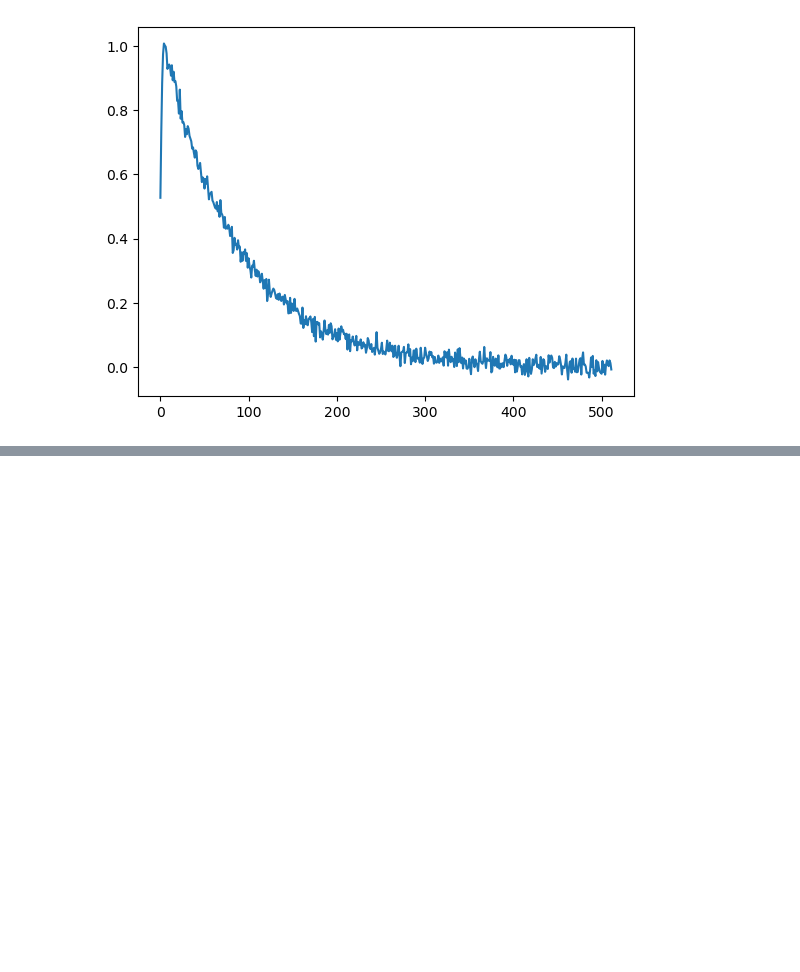
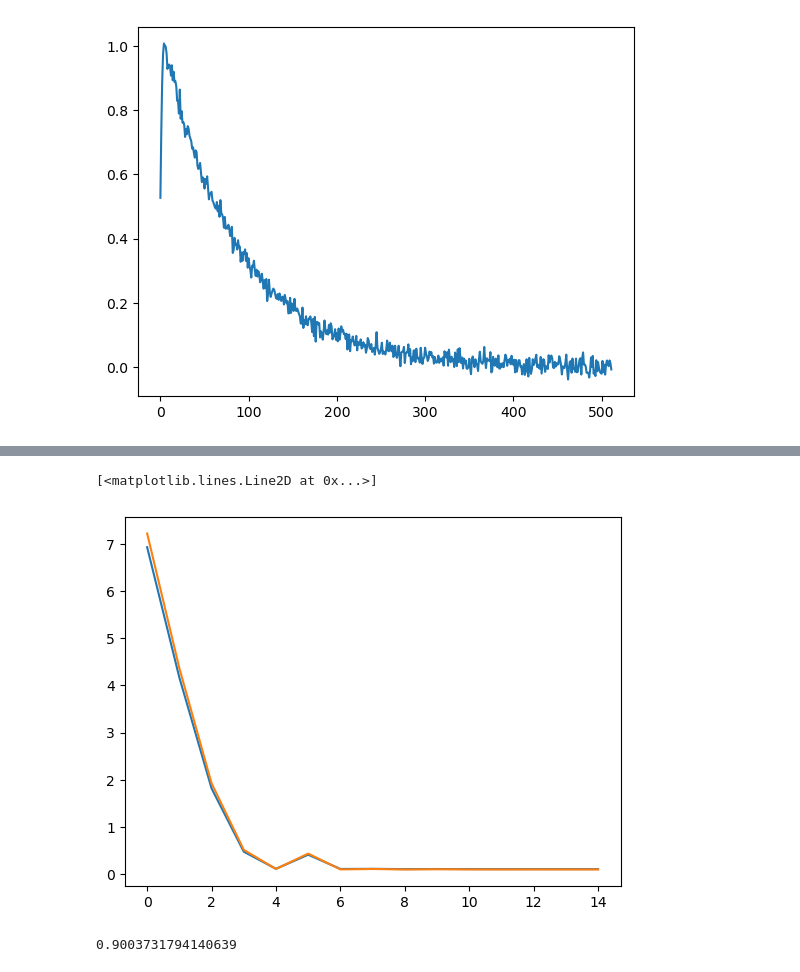
Before and after one commit to saragracebiddle/bioe485_project, a Jupyter notebook: workbook.ipynb, the cells around one changed output, grey strips where cells are left out. Drawn from its saved outputs; the diff is of its cells as text; code cells hidden in the pictures; blank space fills up the shorter version.

```diff
--- a/workbook.ipynb
+++ b/workbook.ipynb
@@ -63,0 +151,11 @@ from sklearn.metrics import mean_squared_error, r2_score
+# %%
+plt.plot(np.arange(n_iter), loss)
+plt.plot(np.arange(n_iter), val_loss)
+# %% [output]
+[<matplotlib.lines.Line2D at 0x...>]
+[figure, added]
+# %%
+loss, val_loss, alpha = golden_search(12, dt, iirf, train_data, train_taus, k,15)
+print(alpha)
+# %% [output]
+0.9003731794140639
```
Also changed, not shown: parts of 24 cells of this notebook, 1 other file.
